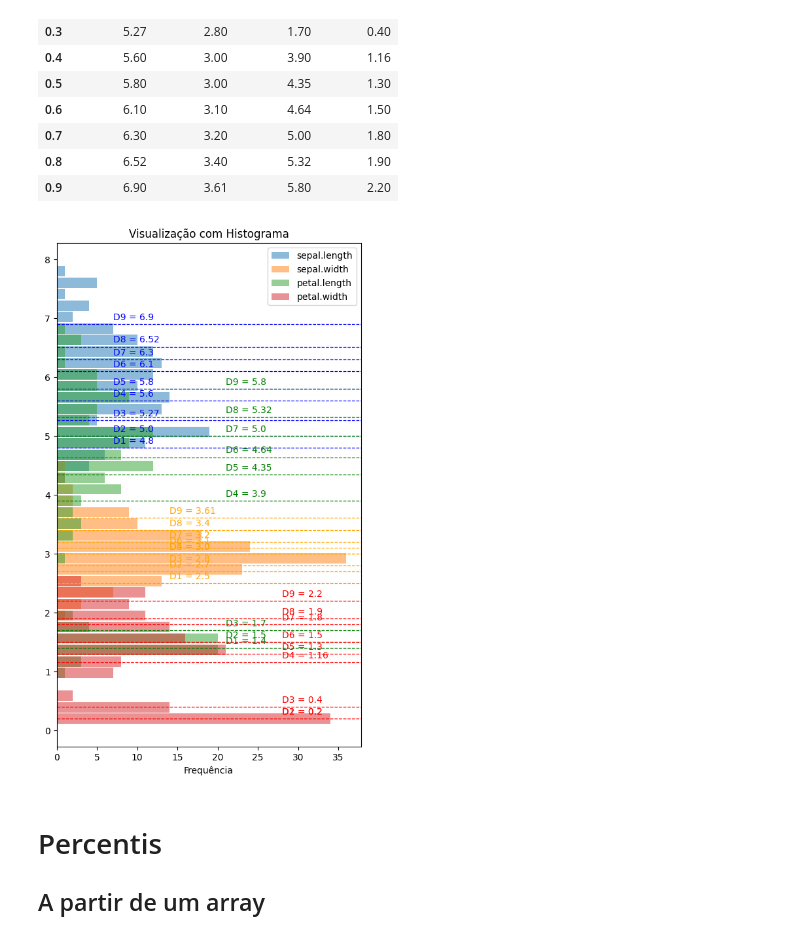
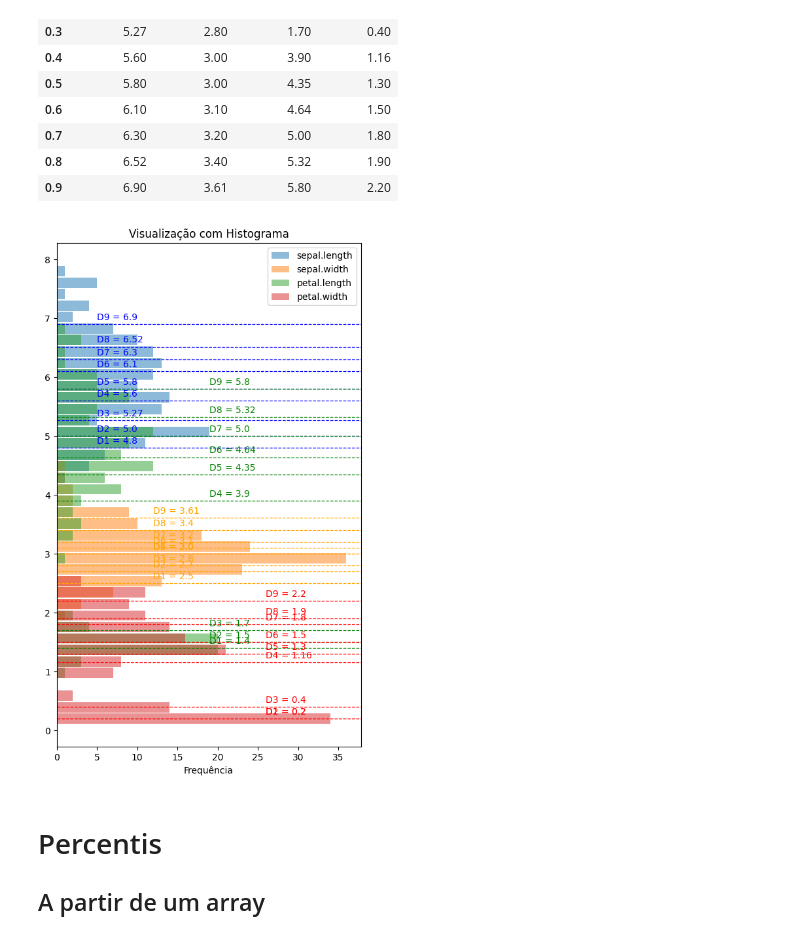
Before and after one commit to italoseara/CET083, a Jupyter notebook: pos.ipynb, the cells around one changed output. Cells and saved outputs as stored; diff of their text form; code cells hidden in the pictures.

```diff
--- a/pos.ipynb
+++ b/pos.ipynb
@@ -331,26 +338,26 @@ df.quantile(np.arange(0.1, 1, 0.1), numeric_only=True)
 # %%
 # Visualizando os decis de todas as colunas usando histograma na horizontal
 df.plot.hist(figsize=(6, 10), bins=40, alpha=0.5, orientation='horizontal', rwidth=0.9)
 
 # Definindo o título e os eixos
 plt.title('Visualização com Histograma')
 plt.xlabel('Frequência')
 
 # Desenhando linhas nos decis de cada coluna com exceção da coluna `variety`
 colors = ['blue', 'orange', 'green', 'red']
 for i, col in enumerate(df.columns[:-1]):
     d = df[col].quantile(np.arange(0.1, 1, 0.1))
 
     # Desenhando linhas nos decis
     for j, v in enumerate(d):
         plt.axhline(v, color=colors[i], linestyle='--', linewidth=0.9)
 
         # Escrevendo os valores dos decis
-        plt.text(x=7 * i + 7, y=v + 0.07, s=f'D{j+1} = {round(v, 2)}', color=colors[i])
+        plt.text(x=7 * i + 5, y=v + 0.07, s=f'D{j+1} = {round(v, 2)}', color=colors[i])
 
 plt.show()
 # %% [output]
-[figure, old version]
+[figure, new version]
 # %% [markdown]
 # Percentis
 
```
Also changed, not shown: parts of 12 cells of this notebook, 1 other file.
